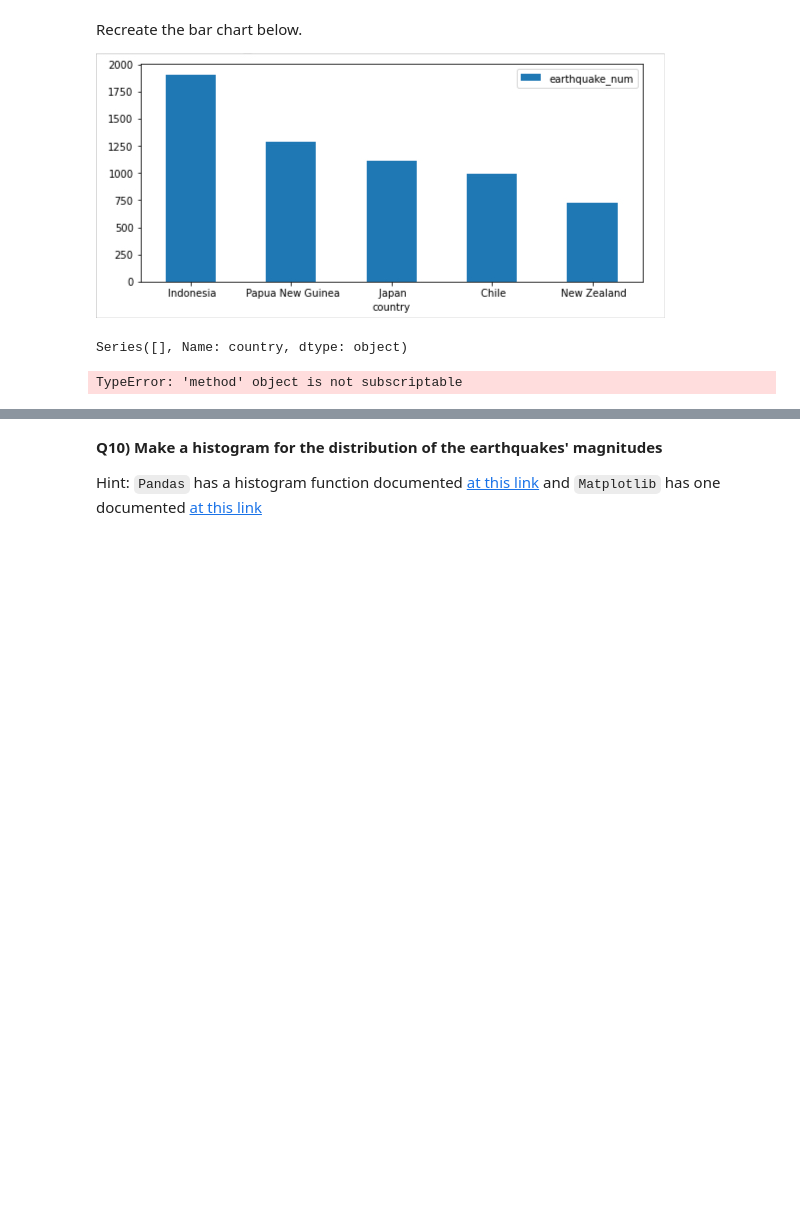
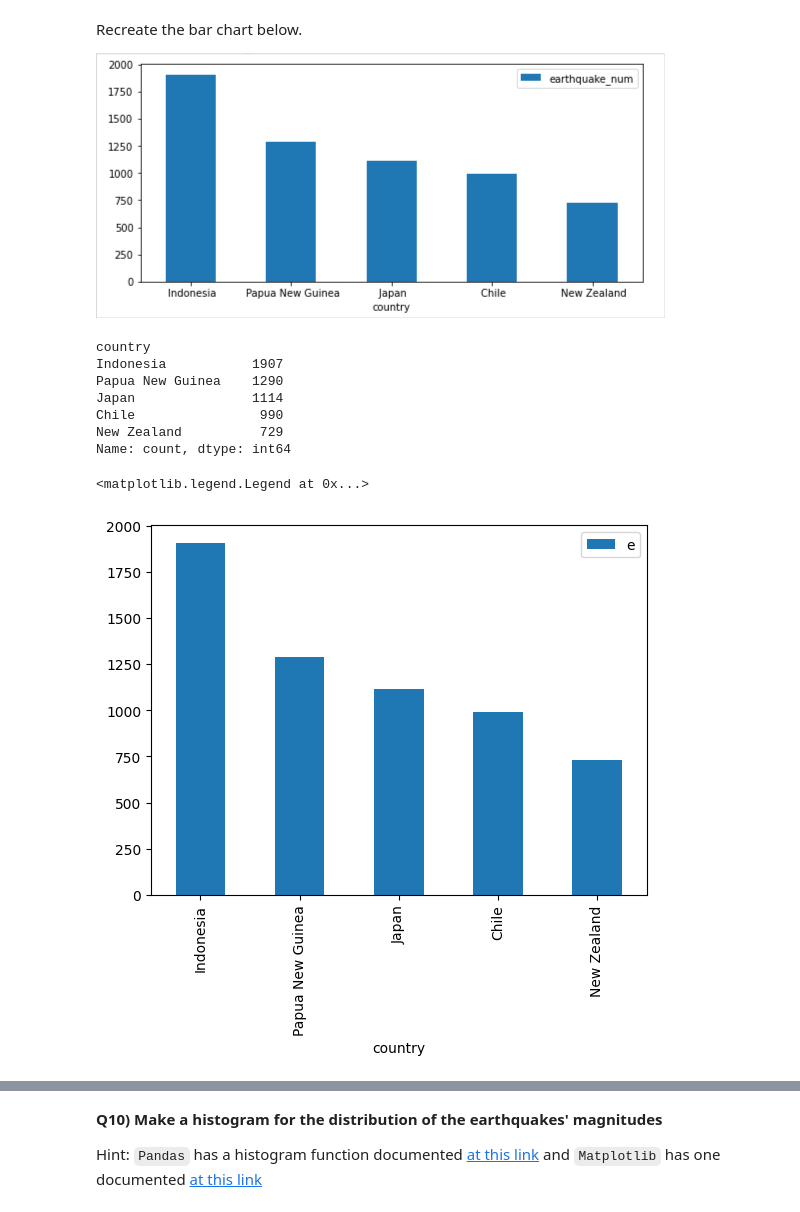
Before and after one commit to Cyp202/2025_Intro_Python, a Jupyter notebook: notebook/W3_S1.ipynb, the cells around one changed output, grey strips where cells are left out. Saved outputs shown, nothing was run; the diff lists cells and outputs as text; code cells hidden in the pictures; blank space fills up the shorter version.

```diff
--- a/notebook/W3_S1.ipynb
+++ b/notebook/W3_S1.ipynb
@@ -360,5 +386,6 @@ Number magnitude > 4: is 16371
 | 31 | 2014-01-31 21:56:44.320 | -4.8800 | 153.8434 | 112.66 | 4.3 | mb | NaN | 199.0 | 1.808 | 0.79 | us | ... |
 # %%
 # Count the number of >4 earthquakes in each country/state
-df_filt['country'].value_counts()
+df_filt_counts=df_filt['country'].value_counts()
+print(df_filt['country'].value_counts())
 # %% [output]
@@ -390,44 +415,23 @@ Recreate the bar chart below.
 ![aaaaa7.jpg](embedded-picture-1)
 # %%
 # print the first 5 rows of num2
-df_filt['country'][5:2]
-print(df_filt['country'][5:2])
+df_five_c=df_filt_counts[0:5]
+print(df_five_c)
 #df_filt['country'].mag.plot(kind='bar')
 #timeseries.loc['2015-01-01':'2015-07-01'].plot()
+
+df_five_c.plot(kind='bar', x='Country', y='earthquake_num', grid=False)
+plt.legend('earthquake_num')
 # %% [output]
-Series([], Name: country, dtype: object)
+country
+Indonesia           1907
+Papua New Guinea    1290
+Japan               1114
+Chile                990
+New Zealand          729
+Name: count, dtype: int64
+<matplotlib.legend.Legend at 0x...>
+[figure, added]
 # %%
 # convert what you just printed to a DataFrame with 2 columns: 'country' (text) and 'earthquake_num' (number)
 # Hint: separate the text and numbers and store them separately in lists
-# %%
-#@markdown Fill in the blank version. Double click to reveal
-# print the first 5 rows of num2
-num2 = df_filt['country'].value_counts()
-num2.head(5) #affiche les 5 pays avec le plus de séismes.
-num2.index[:5] #→ les noms des pays (texte).
-num2.values[:5] #→ le nombre de séismes (nombres
-
-
-# print the first 5 rows of num2
-num2.head(5)
-
-# convert what you just printed to a DataFrame with 2 columns: 'country' (text) and 'earthquake_num' (number)
-# Hint: separate the text and numbers and store them separately in lists
-top5_df = pd.DataFrame({
-    'country': list(num2.index[:5]),
-    'earthquake_num': list(num2.values[:5])
-})
-
-top5_df
-
-
-
-
-num2.count[:5]
-
-# convert what you just printed to a DataFrame with 2 columns: 'country' (text) and 'earthquake_num' (number)
-# Hint: separate the text and numbers and store them separately in lists
-top5_df = pd.DataFrame({'country':list(num2.index[:5].txt),'earthquake_num':list(num2.values[:5].num)})
-top5_df
-# %% [output]
-TypeError: 'method' object is not subscriptable
```
Also changed, not shown: parts of 9 cells of this notebook.
